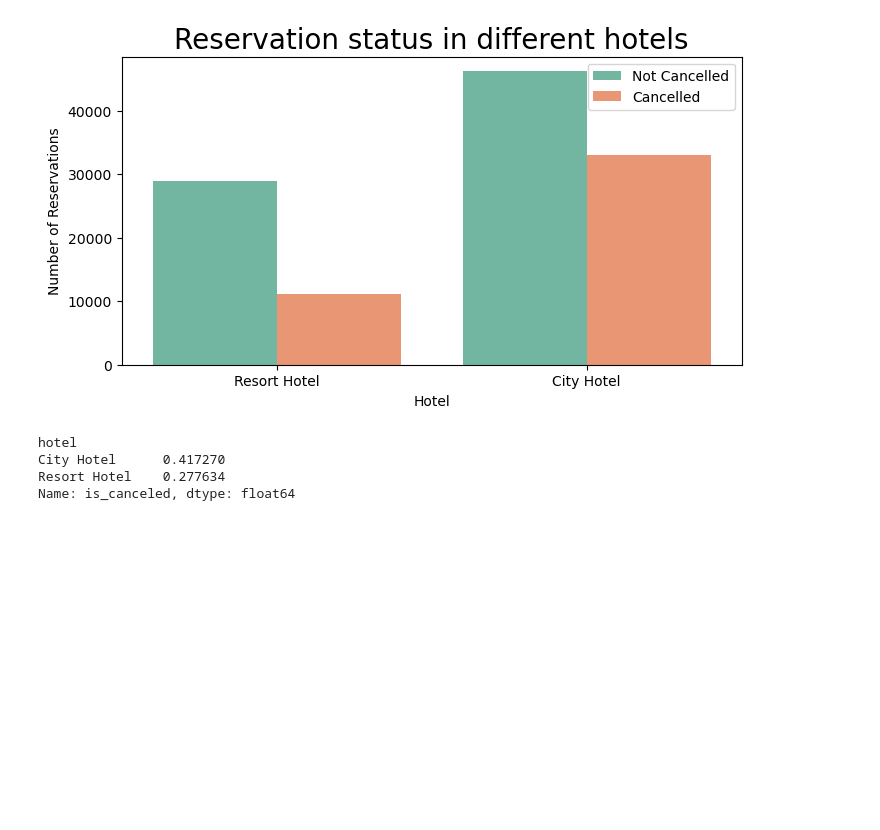
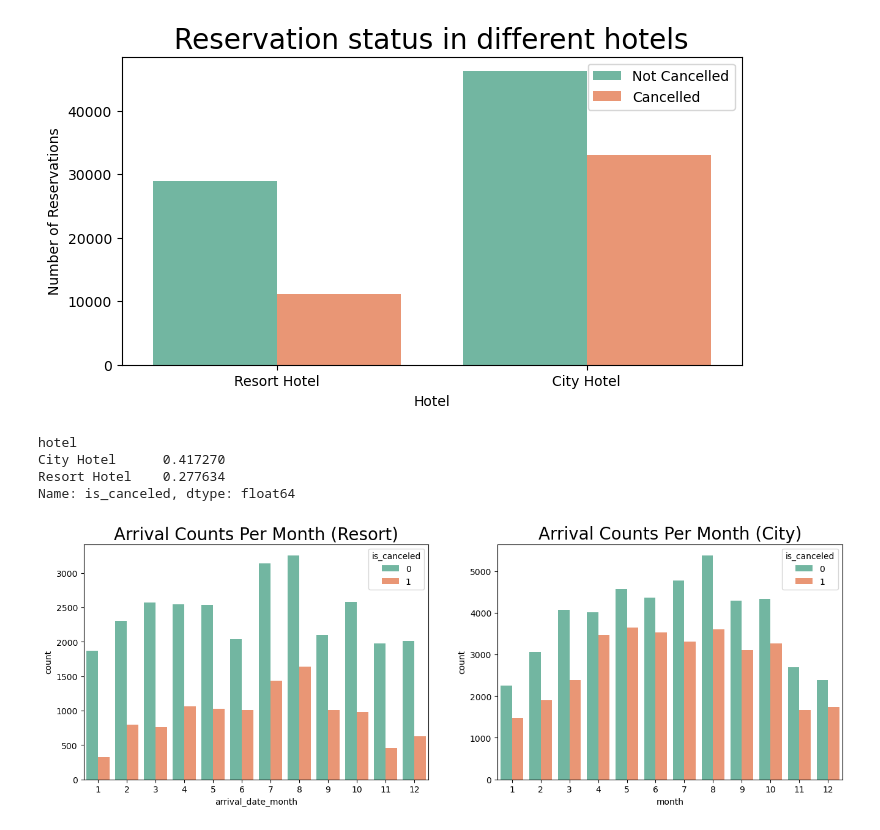
Before and after one commit to messabaouni/Booking-Demand, a Jupyter notebook: main.ipynb, the cells around one changed output. Drawn from its saved outputs; the diff is of its cells as text; code cells hidden in the pictures; blank space fills up the shorter version.

```diff
--- a/main.ipynb
+++ b/main.ipynb
@@ -150,0 +157,12 @@ Name: is_canceled, dtype: float64
+# %%
+htl_df['reservation_month'] = htl_df['reservation_status_date'].dt.month
+fig, axs = plt.subplots(1, 2, figsize=(16, 5))
+sns.countplot(x='arrival_date_month', hue='is_canceled', data= htl_df[htl_df.hotel == 'Resort Hotel'], palette = 'Set2', ax=axs[0])
+sns.countplot(x='arrival_date_month', hue='is_canceled', data= htl_df[htl_df.hotel == 'City Hotel'], palette = 'Set2', ax=axs[1])
+axs[0].set_title('Arrival Counts Per Month (Resort)', size = 20)
+axs[1].set_title('Arrival Counts Per Month (City)', size = 20)
+
+plt.xlabel('month')
+plt.show()
+# %% [output]
+[figure, added]
```
Also changed, not shown: parts of 11 cells of this notebook.
